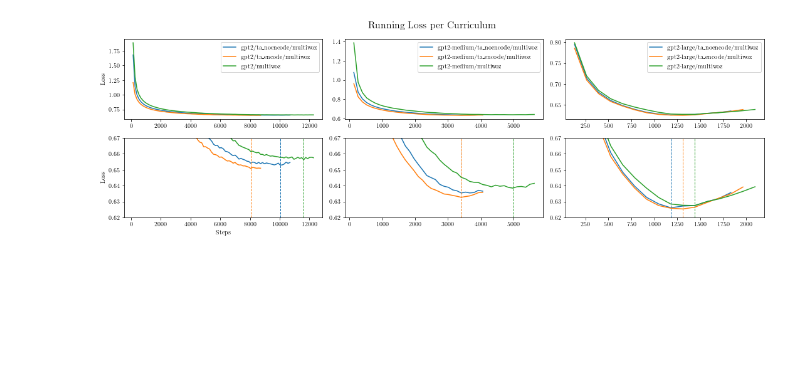
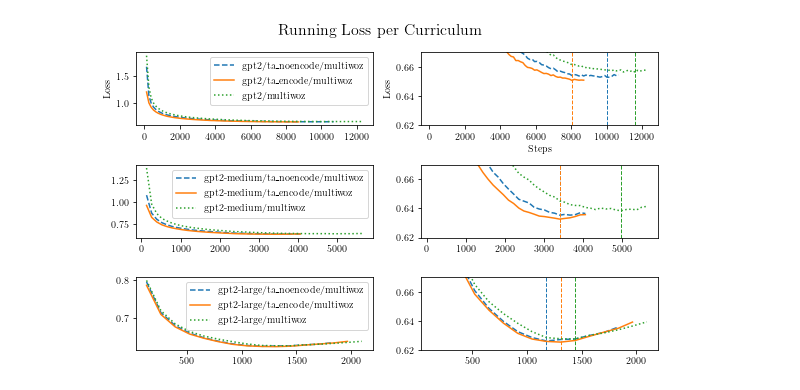
Before and after one commit to jadermcs/curricular-transfer-learning, a Jupyter notebook: plots.ipynb, the cells around one changed output. Drawn from its saved outputs; the diff is of its cells as text; code cells hidden in the pictures; blank space fills up the shorter version.

```diff
--- a/plots.ipynb
+++ b/plots.ipynb
@@ -10,30 +10,35 @@ plt.rcParams['font.size'] = 12
 plt.rcParams['figure.autolayout'] = True
 %matplotlib inline
 # %%
-fig, ax = plt.subplots(figsize=(15, 5), nrows=2, ncols=3)
+fig, ax = plt.subplots(figsize=(8, 5), nrows=3, ncols=2)
 fig.suptitle("Running Loss per Curriculum", fontsize=16)
 client = mlflow.tracking.MlflowClient()
 
 index = {"gpt2":0, "medium":1, "large":2}
+lsname = {"multiwoz": ':',
+"ta_encode":'-',
+"ta_noencode":'--'}
 
 for run in mlflow.search_runs('0').run_id:
     metrics = client.get_metric_history(run, 'eval_loss')
     loss = [x.value for x in metrics]
     step = [x.step for x in metrics]
     minimal = step[np.argmin(loss)]
     name = client.get_run(run).data.params["output_dir"].lstrip("models/")
-    ax[0][index[name.split("/")[0].split("-")[-1]]].plot(step, loss, label=name)
-    p = ax[1][index[name.split("/")[0].split("-")[-1]]].plot(step, loss, label=name)
-    ax[1][index[name.split("/")[0].split("-")[-1]]].axvline(minimal, color=p[0].get_color(), linestyle="--", linewidth=1)
-    # ax[1][index[name.split("/")[0].split("-")[-1]]].set_xlim(3000, 6000)
-    ax[1][index[name.split("/")[0].split("-")[-1]]].set_ylim(0.62, 0.67)
-    ax[0][index[name.split("/")[0].split("-")[-1]]].legend()
-ax[1][0].set_xlabel("Steps")
+    i = index[name.split("/")[0].split("-")[-1]]
+    ls = lsname[name.split("/")[1]]
+    ax[i][0].plot(step, loss, label=name, linestyle=ls)
+    p = ax[i][1].plot(step, loss, label=name, linestyle=ls)
+    ax[i][1].axvline(minimal, color=p[0].get_color(), linestyle="--", linewidth=1)
+    # ax[1][i].set_xlim(3000, 6000)
+    ax[i][1].set_ylim(0.62, 0.67)
+    ax[i][0].legend()
+ax[0][1].set_xlabel("Steps")
 ax[0][0].set_ylabel("Loss")
-ax[1][0].set_ylabel("Loss")
+ax[0][1].set_ylabel("Loss")
 fig.savefig("loss.pdf", dpi=300)
 # %% [output]
-[figure, old version]
+[figure, new version]
 # %%
 import ecco
 # %%
```
Also changed, not shown: 7 other files.
